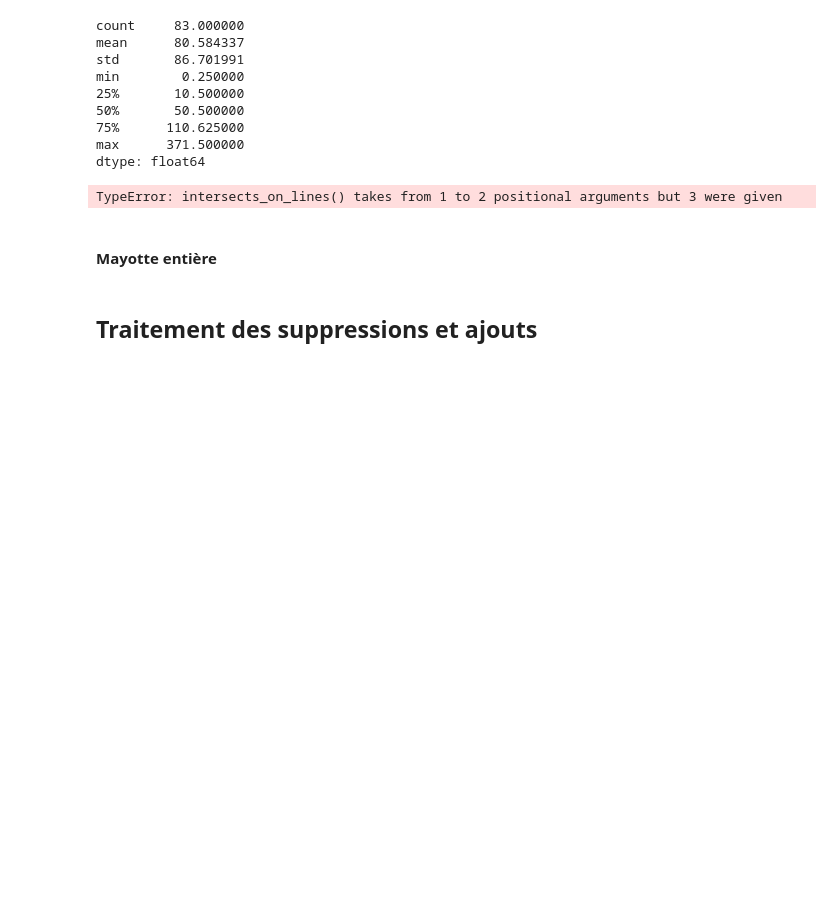
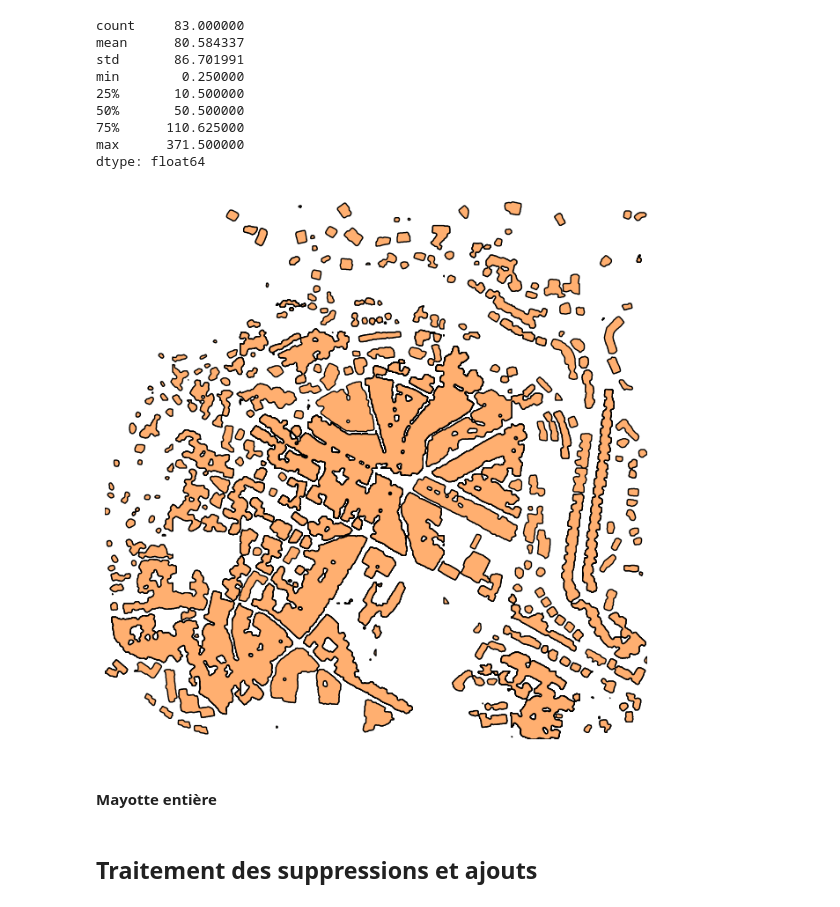
Before and after one commit to InseeFrLab/satellite-images-inference, a Jupyter notebook: src/differences_avec_nettoyage.ipynb, the cells around one changed output. Cells and saved outputs as stored; diff of their text form; code cells hidden in the pictures; blank space fills up the shorter version.

```diff
--- a/src/differences_avec_nettoyage.ipynb
+++ b/src/differences_avec_nettoyage.ipynb
@@ -205,10 +190,10 @@ min        0.250000
 max      371.500000
 dtype: float64
 # %%
-filtered_predictions_2020_copy = intersects_on_lines(filtered_predictions_2020.copy(), False, 2.5)
+filtered_predictions_2020_copy = intersects_on_lines(filtered_predictions_2020.copy(), 2.5)
 plot_poly_in_zone(filtered_predictions_2020_copy, bounding_box)
 # %% [output]
-TypeError: intersects_on_lines() takes from 1 to 2 positional arguments but 3 were given
+[figure, added]
 # %% [markdown]
 #### Mayotte entière
 # %%
```
Also changed, not shown: parts of 4 cells of this notebook, 1 other file.
